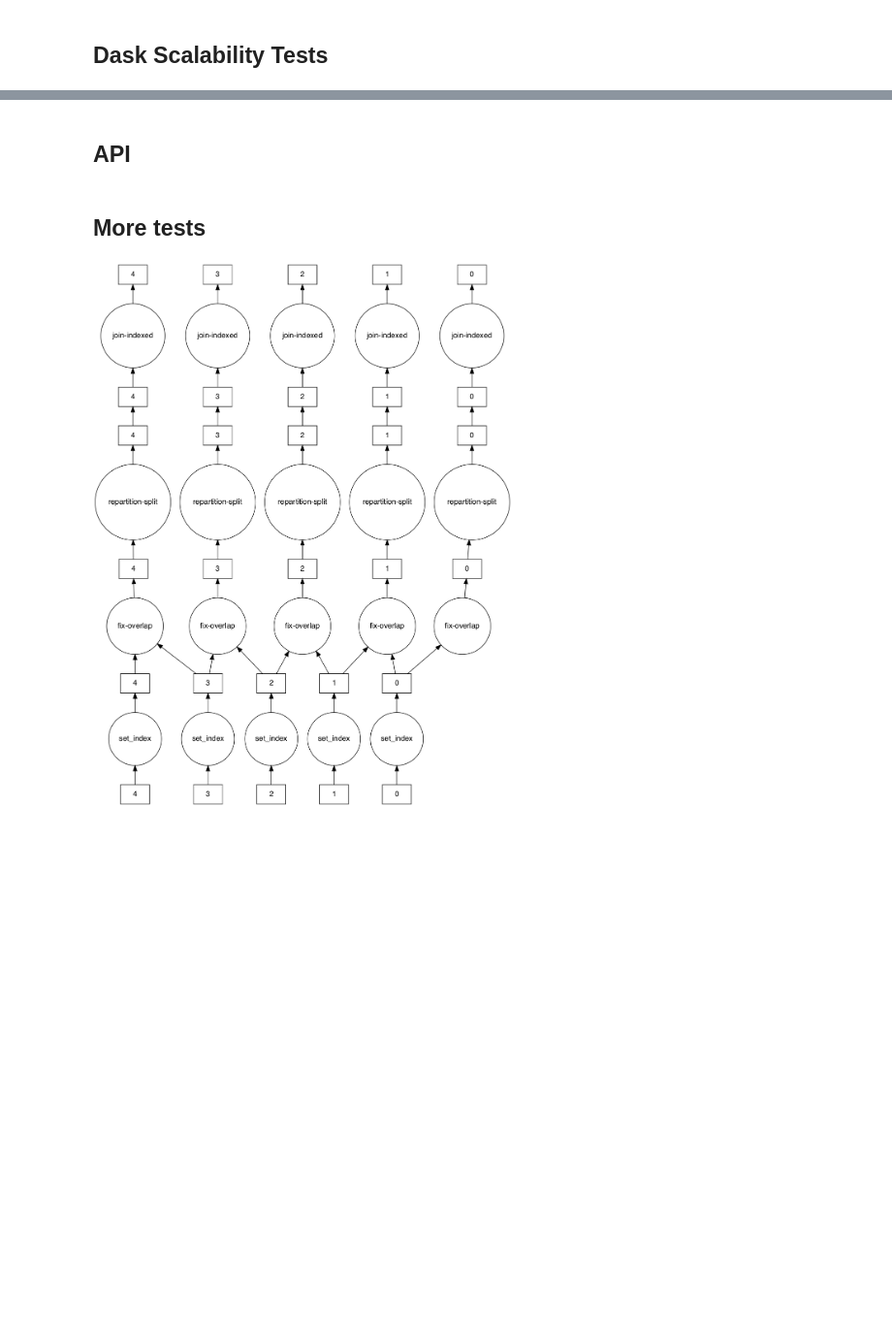
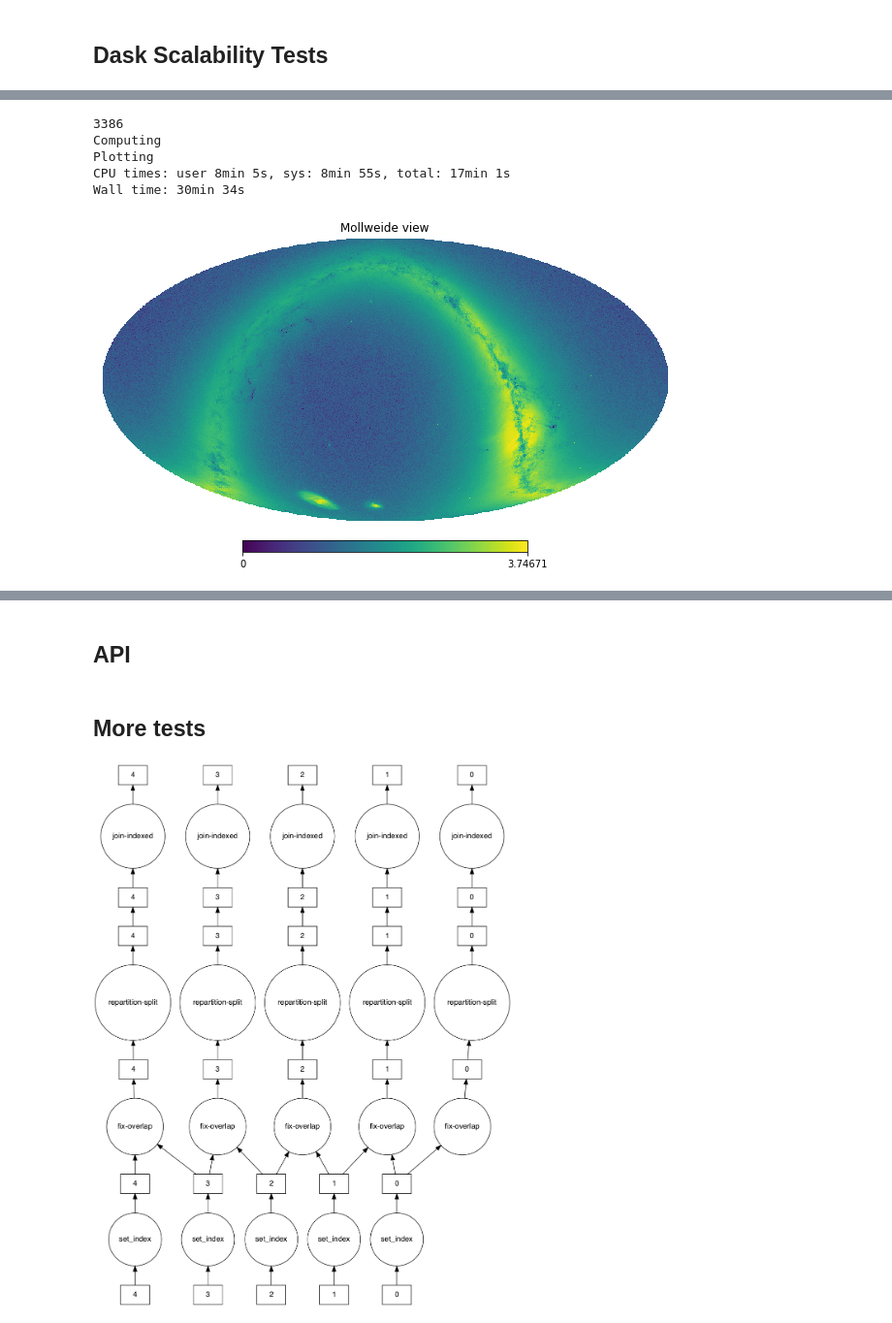
Before and after one commit to mjuric/HIPS, a Jupyter notebook: visualize.ipynb, the cells around one changed output, grey strips where cells are left out. Shown at 97% size. Saved outputs shown, nothing was run; the diff lists cells and outputs as text; code cells hidden in the pictures; blank space fills up the shorter version.

```diff
--- a/visualize.ipynb
+++ b/visualize.ipynb
@@ -277,0 +338,46 @@ plt.xlim(0, 1_000_00)
+# %%
+%%time
+import dask
+from dask import delayed
+from dask.distributed import as_completed
+import numpy as np
+import pandas as pd
+import healpy as hp
+import dask.bag as db
+from tqdm.notebook import tqdm
+k=10
+
+import glob
+urls = glob.glob('/data2/epyc/data/gaia_edr3_csv/*.csv.gz')
+print(len(urls))
+#urls = urls[:2]
+
+def hpix_hist(parts):
+    # histogram the list of parts, and return it
+    img = np.zeros(hp.order2npix(k), dtype=np.uint32)
+    for fn in parts:
+        #df = pd.read_csv(fn, usecols=['ra', 'dec'])
+
+        df = pd.read_csv(fn)
+        parqFn = os.path.join('cache', os.path.basename(fn).split('.')[0] + '.parquet')
+        df.to_parquet(parqFn) # cache the parquet file for later import
+
+        hpix = hp.ang2pix(2**k, df['ra'].values, df['dec'].values, lonlat=True, nest=True)
+        hpix, ct = np.unique(hpix, return_counts=True)
+        img[hpix] += ct.astype(np.uint32)
+
+    return img
+
+print("Computing")
+b = db.from_sequence(urls)
+img = b.reduction(hpix_hist, sum, split_every=8).compute()
+
+print("Plotting")
+hp.mollview(np.log10(img+1), nest=True)
+# %% [output]
+3386
+Computing
+Plotting
+CPU times: user 8min 5s, sys: 8min 55s, total: 17min 1s
+Wall time: 30min 34s
+[figure, added]
```
Also changed, not shown: parts of 28 cells of this notebook, 2 other files.
